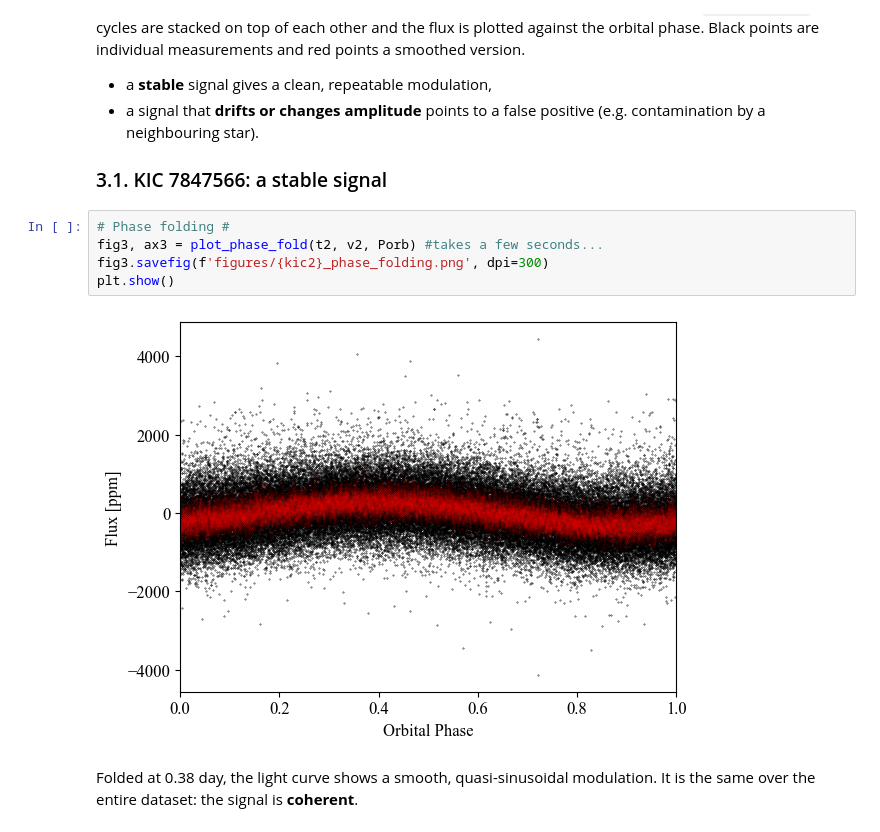
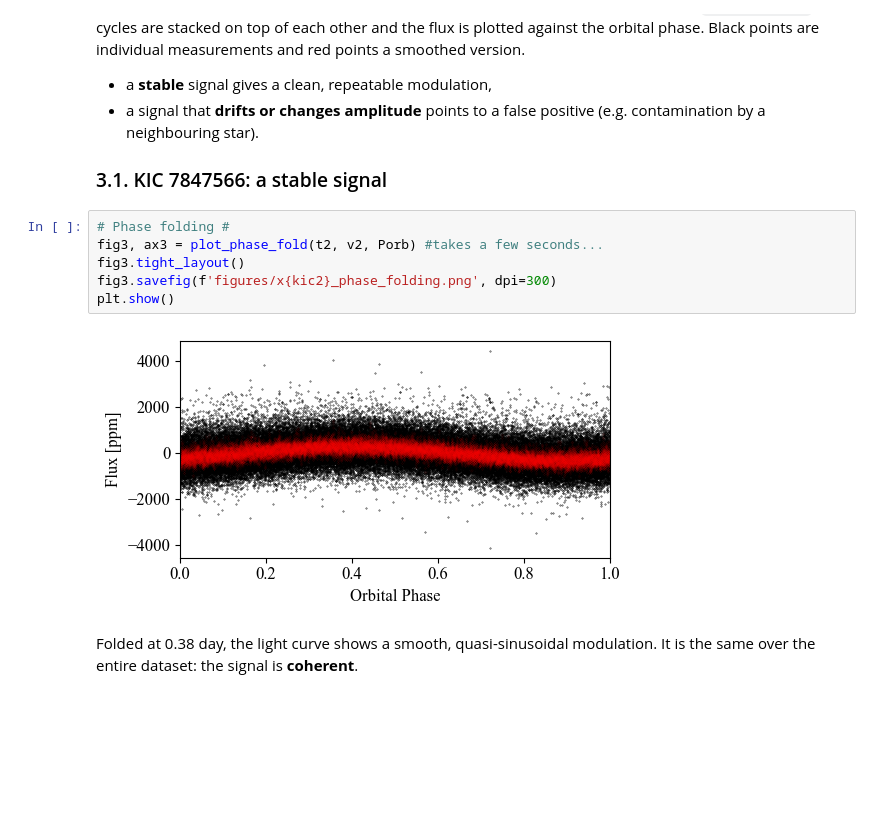
Before and after one commit to clemencegourves/Orbital-Brightness-Modulation-tutorial, a Jupyter notebook: OBM_tutorial.ipynb, the cells around one changed output. Drawn from its saved outputs; the diff is of its cells as text; some formulas as TeX source; blank space fills up the shorter version.

```diff
--- a/OBM_tutorial.ipynb
+++ b/OBM_tutorial.ipynb
@@ -169,10 +174,11 @@ A companion should produce a modulation that is periodic and **coherent** over t
 # %%
 # Phase folding #
 fig3, ax3 = plot_phase_fold(t2, v2, Porb) #takes a few seconds...
-fig3.savefig(f'figures/{kic2}_phase_folding.png', dpi=300)
+fig3.tight_layout()
+fig3.savefig(f'figures/x{kic2}_phase_folding.png', dpi=300)
 plt.show()
 # %% [output]
-[figure, old version]
+[figure, new version]
 # %% [markdown]
 Folded at 0.38 day, the light curve shows a smooth, quasi-sinusoidal modulation. It is the same over the entire dataset: the signal is **coherent**.
 # %% [markdown]
```
Also changed, not shown: parts of 4 cells of this notebook.
